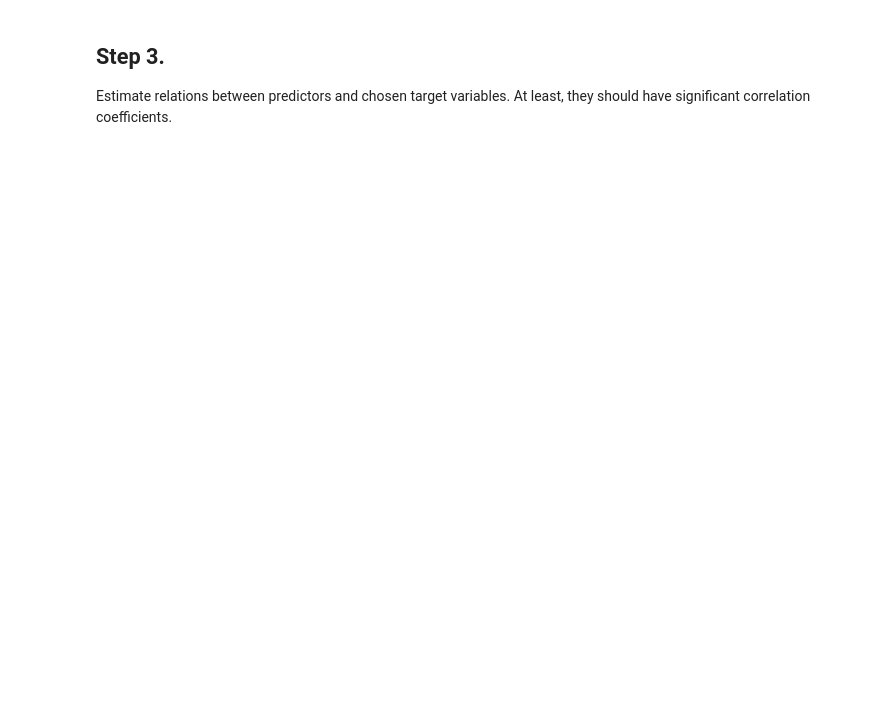
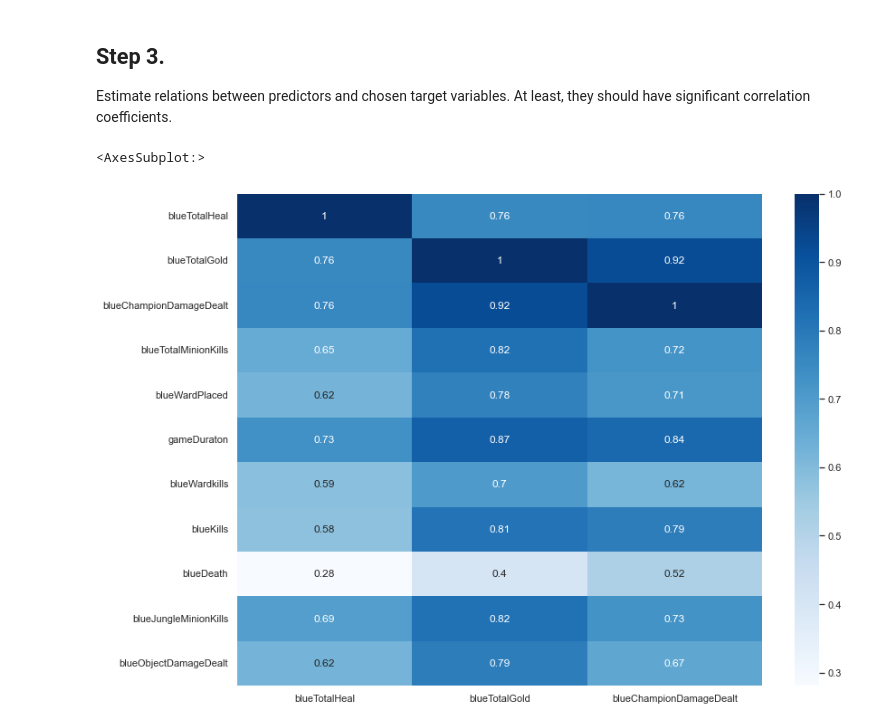
Before and after one commit to vandosik/M-M-MSA, a Jupyter notebook: Lab_3/lab_3.ipynb, the cells around one changed output. Drawn from its saved outputs; the diff is of its cells as text; code cells hidden in the pictures; blank space fills up the shorter version.

```diff
--- a/Lab_3/lab_3.ipynb
+++ b/Lab_3/lab_3.ipynb
@@ -226,3 +226,11 @@ axes[2].set(xlabel='blueTotalHeal', ylabel='Density')
 # %% [markdown]
 ## Step 3.
 Estimate relations between predictors and chosen target variables. At least, they should have significant correlation coefficients.
+# %%
+# Correlation coefficients
+fig, axes = plt.subplots(1, 1, figsize=(13, 10))
+sns.set_theme(style='whitegrid', palette='pastel')
+sns.heatmap(source_df.corr()[['blueTotalHeal','blueTotalGold','blueChampionDamageDealt']], cmap='Blues', annot=True)
+# %% [output]
+<AxesSubplot:>
+[figure, added]
```
Also changed, not shown: parts of 6 cells of this notebook.
